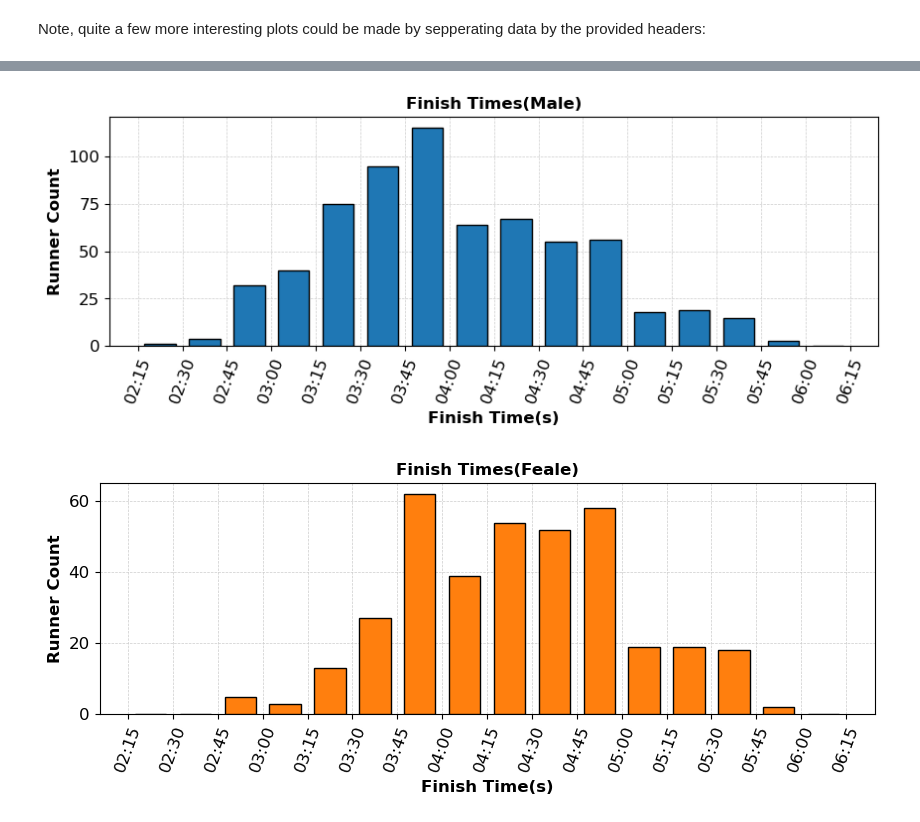
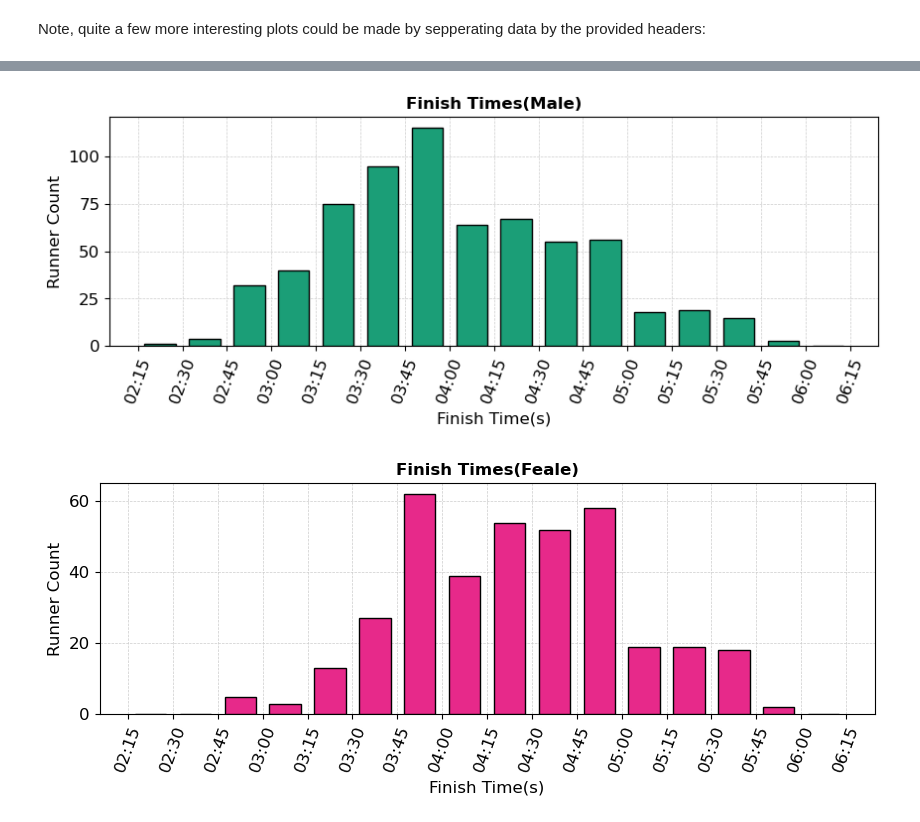
Before and after one commit to NateZimmer/run_data, a Jupyter notebook: race_stats.ipynb, the cells around one changed output, grey strips where cells are left out. Drawn from its saved outputs; the diff is of its cells as text; code cells hidden in the pictures.

```diff
--- a/race_stats.ipynb
+++ b/race_stats.ipynb
@@ -46,7 +46,7 @@ from datetime import datetime, timedelta
 plt.rcParams['axes.labelsize'] = 12
 plt.rcParams['xtick.labelsize'] = 12
 plt.rcParams['ytick.labelsize'] = 12
-plt.rcParams['axes.labelweight'] = 'bold'
+plt.rcParams['axes.labelweight'] = 'normal'
 plt.rcParams['axes.titlesize'] = 12
 plt.rcParams['axes.titleweight'] = 'bold'
 
@@ -194,7 +194,7 @@ fig_male_finish,ax4 = plt.subplots()
 
 def plot_finish_m(fig, ax):
     ax.grid(color='0.8', linestyle='--', linewidth=0.5, zorder=0) # Grid
-    ax.hist(finish_times_M, bins=time_bins, ec="black", rwidth=0.7, zorder=3) # times & bins
+    ax.hist(finish_times_M, bins=time_bins, ec="black", rwidth=0.7, zorder=3, color=plt.cm.Dark2.colors[0]) # times & bins
     xfmt = matplotlib.dates.DateFormatter('%H:%M') # clean time labels
     ax.xaxis.set_major_formatter(xfmt) # apply label format
     fig.set_size_inches(10,3); # figure size
@@ -205,21 +205,21 @@ def plot_finish_m(fig, ax):
     ax.set_title('Finish Times(Male)');
 plot_finish_m(fig_male_finish, ax4)
 # %% [output]
-[figure, old version]
+[figure, new version]
 # %%
 fig_female_finish,ax5 = plt.subplots()
 
 def plot_finish_f(fig,ax):
     ax.grid(color='0.8', linestyle='--', linewidth=0.5, zorder=0) # Grid
-    ax.hist(finish_times_F, bins=time_bins, ec="black", rwidth=0.7, zorder=3, color=plt.cm.tab10.colors[1]) # times & bins
+    ax.hist(finish_times_F, bins=time_bins, ec="black", rwidth=0.7, zorder=3, color=plt.cm.Dark2.colors[3]) # times & bins
     xfmt = matplotlib.dates.DateFormatter('%H:%M') # clean time labels
     ax.xaxis.set_major_formatter(xfmt) # apply label format
     fig.set_size_inches(10,3); # figure size
     ax.tick_params(axis='x',labelrotation=70)
     ax.set_xticks(time_bins);
     ax.set_ylabel('Runner Count')
     ax.set_xlabel('Finish Time(s)');
     ax.set_title('Finish Times(Feale)');
 plot_finish_f(fig_female_finish,ax5)
 # %% [output]
-[figure, old version]
+[figure, new version]
```
Also changed, not shown: parts of 4 cells of this notebook, 1 other file.
